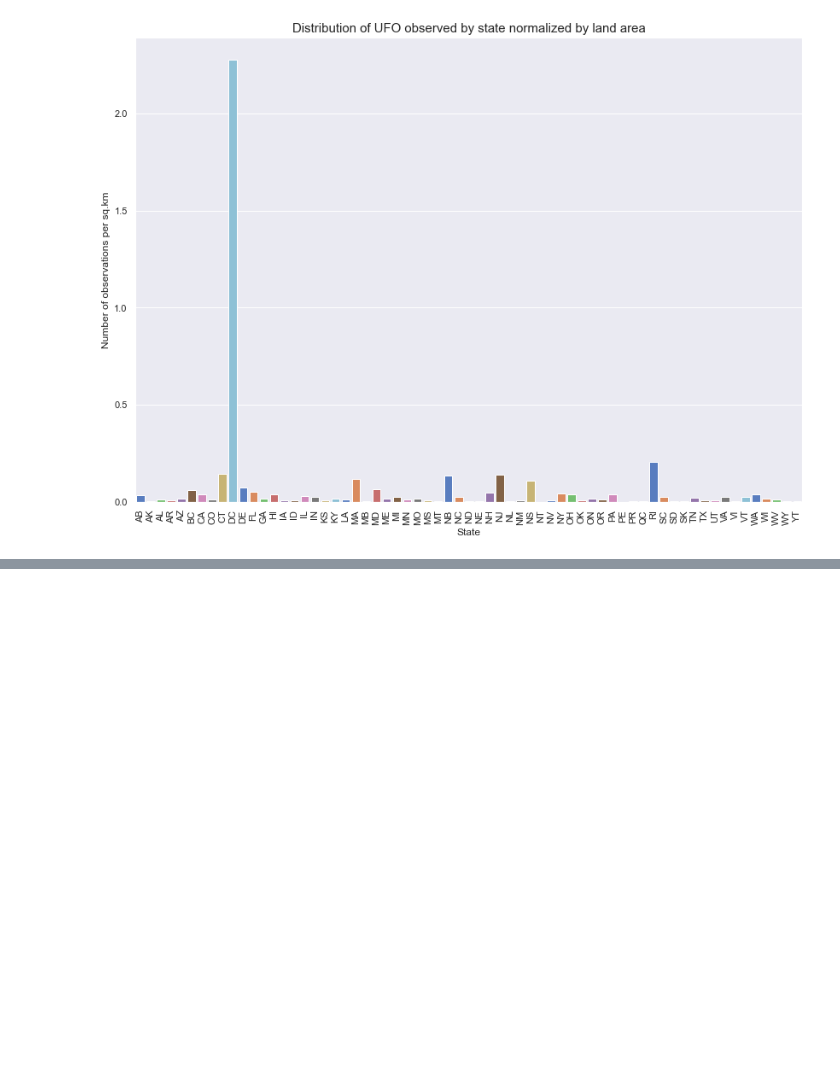
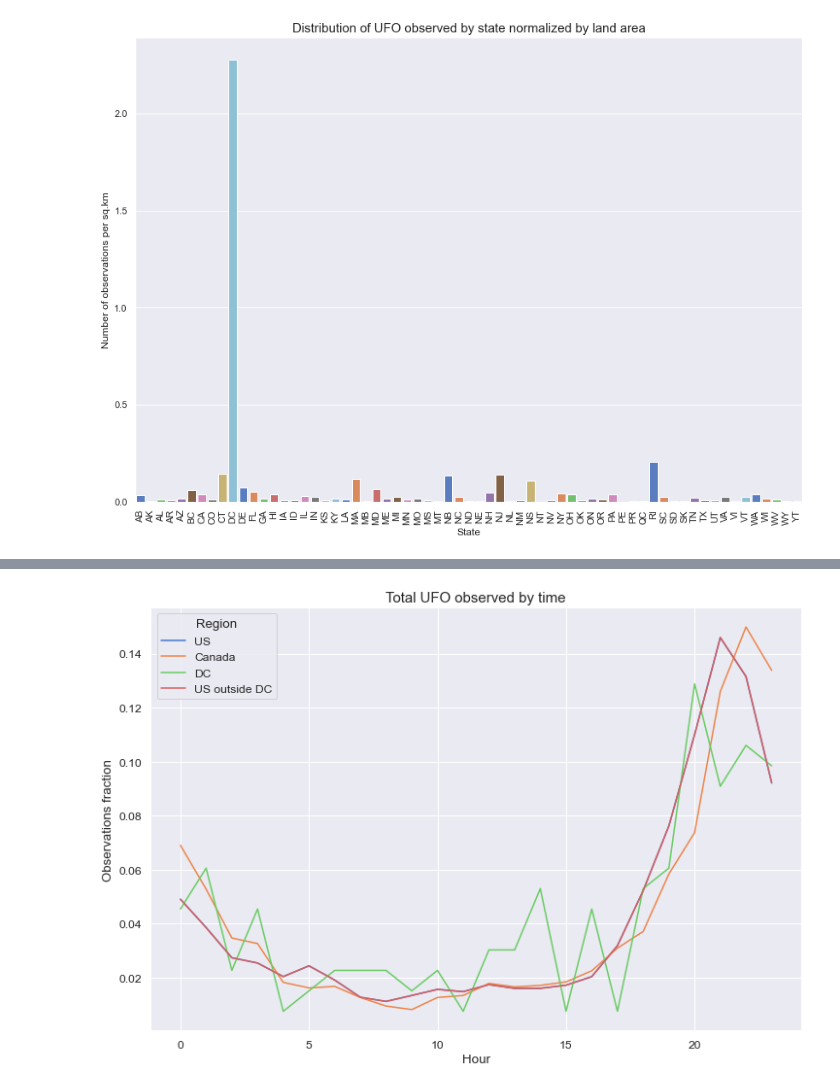
Before and after one commit to eukarr/ufo, a Jupyter notebook: ufo.ipynb, the cells around one changed output, grey strips where cells are left out. Saved outputs shown, nothing was run; the diff lists cells and outputs as text; code cells hidden in the pictures; blank space fills up the shorter version.

```diff
--- a/ufo.ipynb
+++ b/ufo.ipynb
@@ -793,0 +936,5 @@ sns.despine(trim=True)
+# %%
+ufo_us = ufo.query('State in @us_states.Abbreviation')
+ufo_canada = ufo.query('State in @canada_states.Abbreviation')
+ufo_dc = ufo_us.query('State == "DC"')
+ufo_no_dc = ufo_us.query('State != "DC"')
@@ -793,0 +982,15 @@ sns.despine(trim=True)
+# %%
+sns.set_style("whitegrid")
+sns.set(font_scale=1.1)
+
+plt.figure(figsize=(12,8))
+ax = sns.lineplot(x=ufo_region_hour.index.astype('int'),
+                 y=ufo_region_hour.Observations,
+                 hue=ufo_region_hour.Region,
+                 palette="muted")
+
+ax.set_title("Total UFO observed by time", fontsize=15)
+ax.set_xlabel ("Hour")
+ax.set_ylabel ("Observations fraction");
+# %% [output]
+[figure, added]
```
Also changed, not shown: parts of 19 cells of this notebook.
